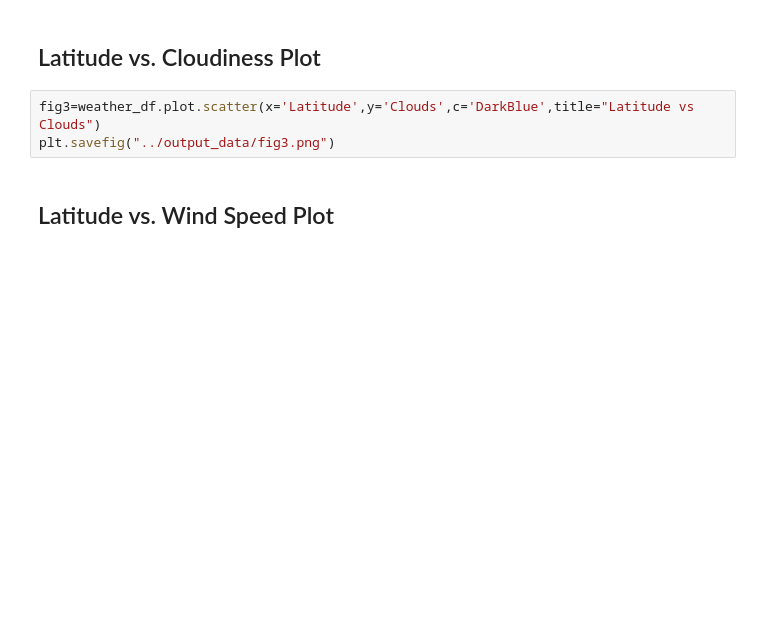
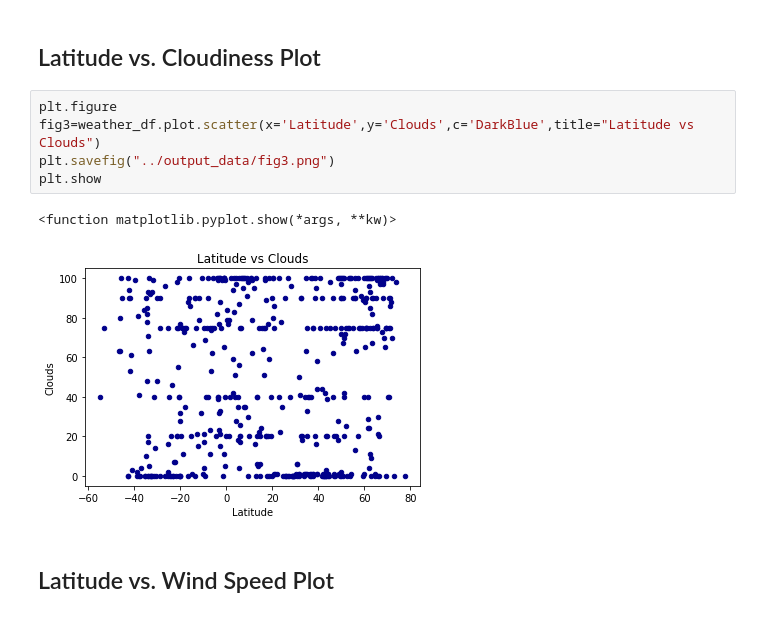
Before and after one commit to walaha2002/python-api-challenge, a Jupyter notebook: WeatherPy/starter_code/WeatherPy.ipynb, the cells around one changed output. Saved outputs shown, nothing was run; the diff lists cells and outputs as text; blank space fills up the shorter version.

```diff
--- a/WeatherPy/starter_code/WeatherPy.ipynb
+++ b/WeatherPy/starter_code/WeatherPy.ipynb
@@ -197,8 +177,13 @@ plt.savefig("../output_data/fig2.png")
 # %% [markdown]
 ## Latitude vs. Cloudiness Plot
 # %%
+plt.figure
 fig3=weather_df.plot.scatter(x='Latitude',y='Clouds',c='DarkBlue',title="Latitude vs Clouds")
 plt.savefig("../output_data/fig3.png")
+plt.show
+# %% [output]
+<function matplotlib.pyplot.show(*args, **kw)>
+[figure, added]
 # %% [markdown]
 ## Latitude vs. Wind Speed Plot
 # %%
```
Also changed, not shown: parts of 14 cells of this notebook, 5 other files.
